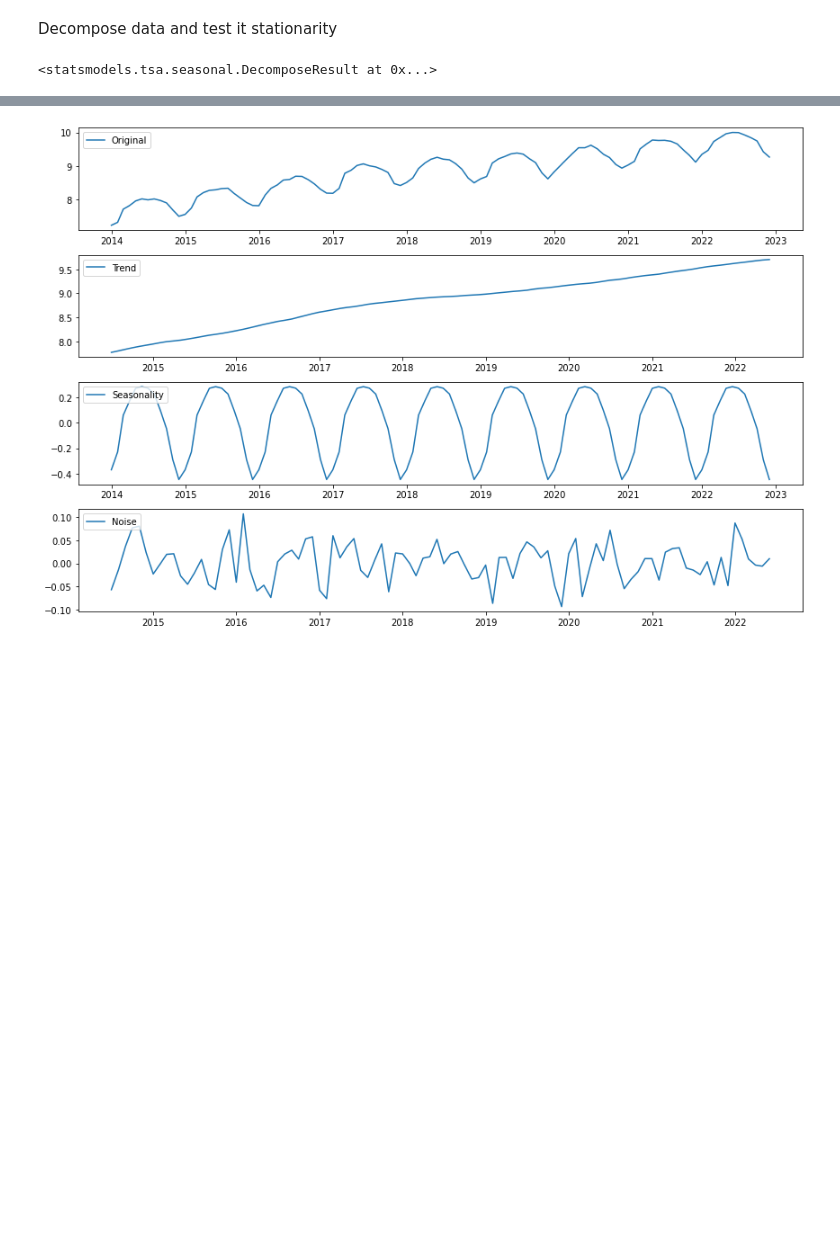
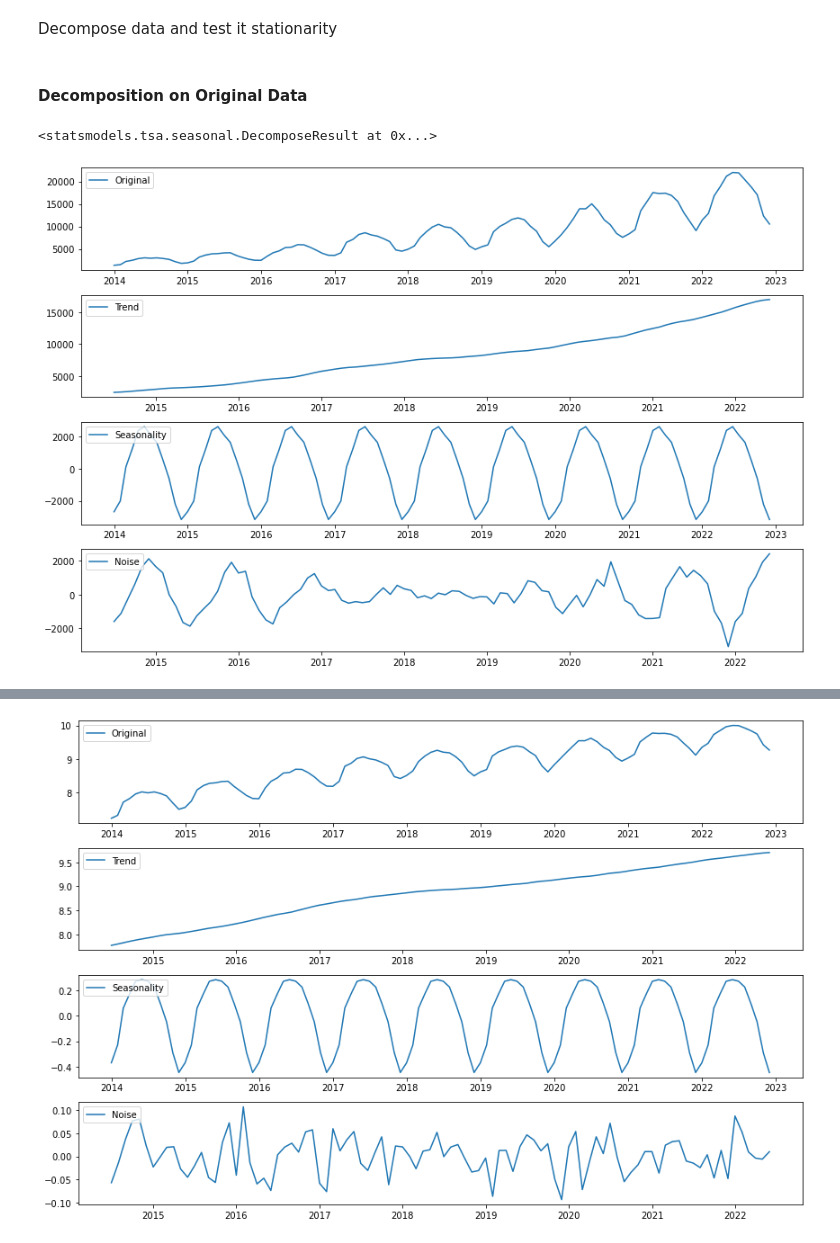
Before and after one commit to aokdata/Solar_Power_Output_Time_Series, a Jupyter notebook: Solar_Power_Output_Time_Series_Notebook.ipynb, the cells around one changed output, grey strips where cells are left out. Drawn from its saved outputs; the diff is of its cells as text; code cells hidden in the pictures; blank space fills up the shorter version.

```diff
--- a/Solar_Power_Output_Time_Series_Notebook.ipynb
+++ b/Solar_Power_Output_Time_Series_Notebook.ipynb
@@ -474,9 +557,34 @@ plt.show()
 ### Time Series Decomposition
 # %% [markdown]
 Decompose data and test it stationarity
+# %% [markdown]
+#### Decomposition on Original Data
 # %%
-#Decompose our data
-decomposition = seasonal_decompose(np.log(us_solar_df))
+#Decompose our original data
+decomposition = seasonal_decompose(us_solar_df)
 decomposition
 # %% [output]
 <statsmodels.tsa.seasonal.DecomposeResult at 0x...>
+# %%
+# Save the trend, seasonality and noise of decomposed object as variables
+trend = decomposition.trend
+seasonality = decomposition.seasonal
+noise = decomposition.resid
+# %%
+# Plot gathered statistics
+plt.figure(figsize=(12, 8))
+plt.subplot(411)
+plt.plot(us_solar_df, label='Original')
+plt.legend(loc='upper left')
+plt.subplot(412)
+plt.plot(trend, label='Trend')
+plt.legend(loc='upper left')
+plt.subplot(413)
+plt.plot(seasonality,label='Seasonality')
+plt.legend(loc='upper left')
+plt.subplot(414)
+plt.plot(noise, label='Noise')
+plt.legend(loc='upper left')
+plt.tight_layout()
+# %% [output]
+[figure, added]
```
Also changed, not shown: parts of 39 cells of this notebook.
